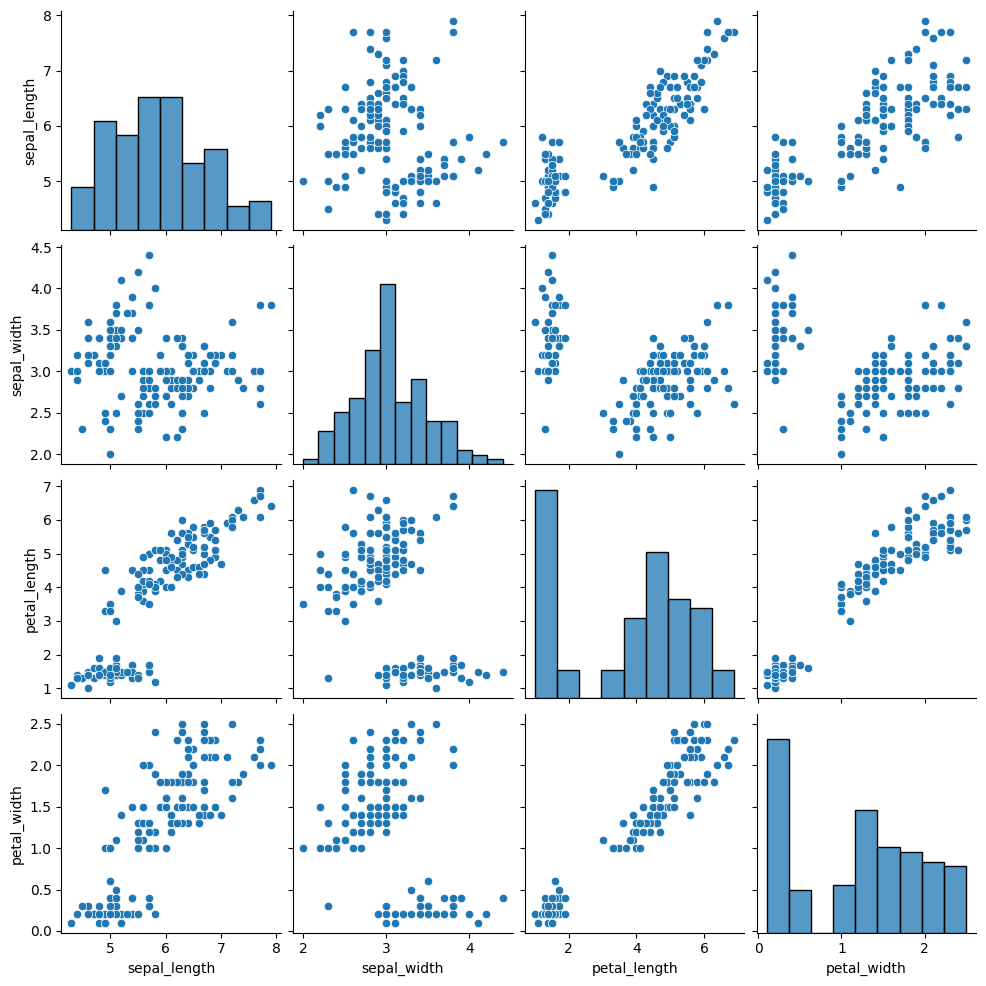
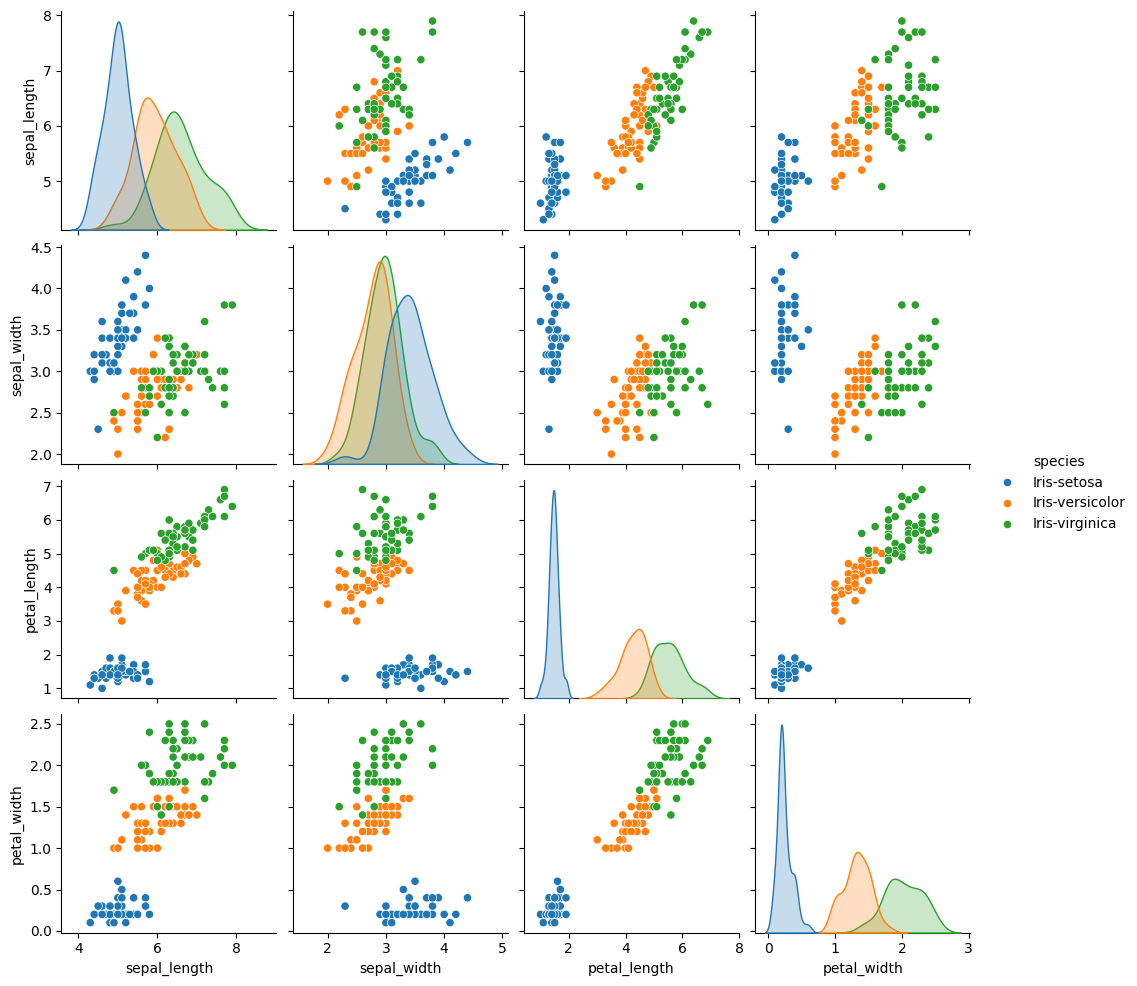
Code edit (unified diff) that turned the first committed figure into the second:
--- before
+++ after
@@ -1 +1 @@
-sns.pairplot(iris)
+ sns.pairplot(iris , hue = 'species') #numerical values 

Commit: CSV